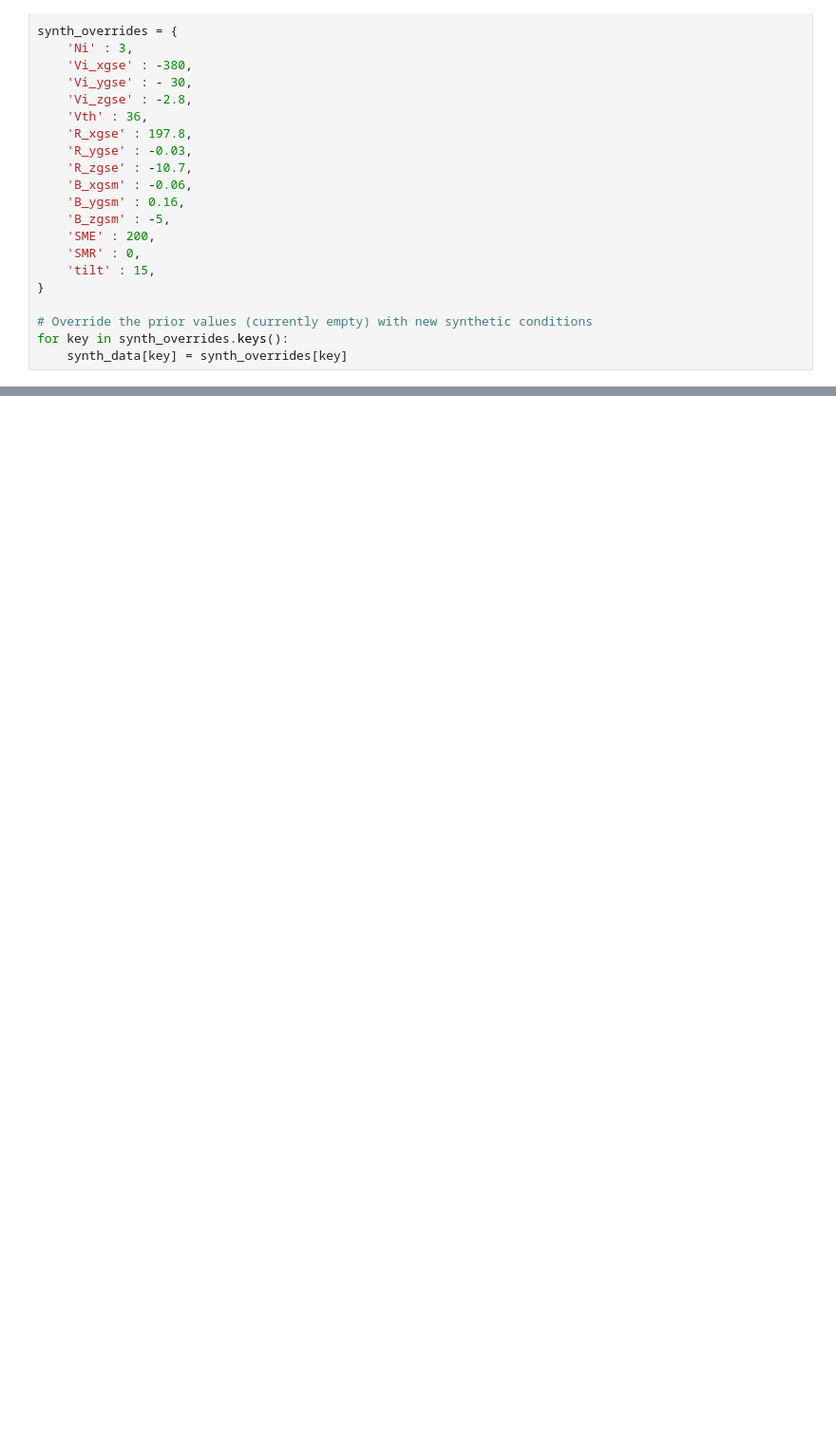
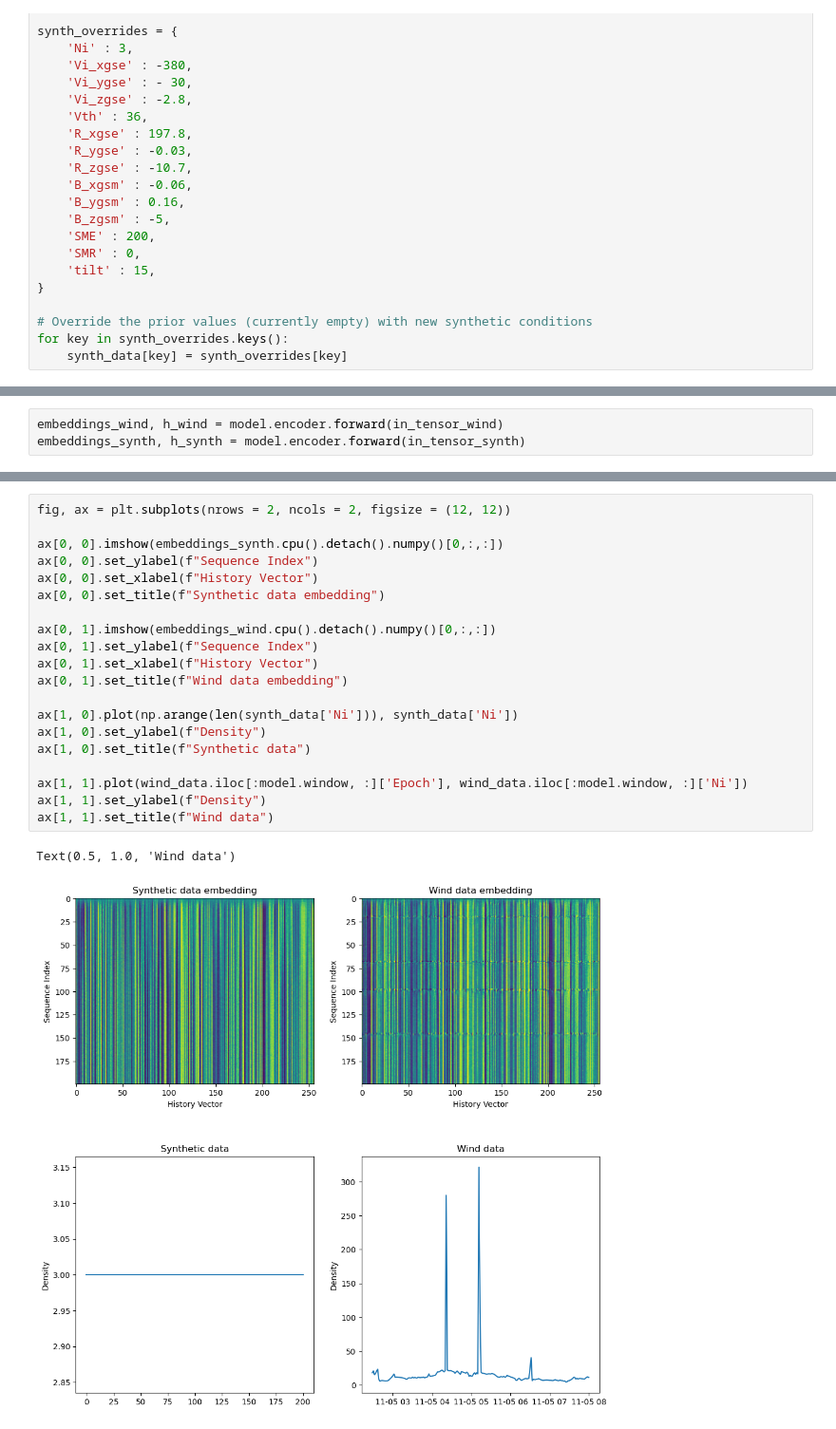
Before and after one commit to connor-obrien888/prime, a Jupyter notebook: prime_lib/notebooks/plasmasheet.ipynb, the cells around one changed output, grey strips where cells are left out. Shown at 95% size. Drawn from its saved outputs; the diff is of its cells as text; blank space fills up the shorter version.

```diff
--- a/prime_lib/notebooks/plasmasheet.ipynb
+++ b/prime_lib/notebooks/plasmasheet.ipynb
@@ -177,0 +303,3 @@ cbar.ax.tick_params(labelsize=14)
+# %%
+embeddings_wind, h_wind = model.encoder.forward(in_tensor_wind)
+embeddings_synth, h_synth = model.encoder.forward(in_tensor_synth)
@@ -177,0 +310,23 @@ cbar.ax.tick_params(labelsize=14)
+# %%
+fig, ax = plt.subplots(nrows = 2, ncols = 2, figsize = (12, 12))
+
+ax[0, 0].imshow(embeddings_synth.cpu().detach().numpy()[0,:,:])
+ax[0, 0].set_ylabel(f"Sequence Index")
+ax[0, 0].set_xlabel(f"History Vector")
+ax[0, 0].set_title(f"Synthetic data embedding")
+
+ax[0, 1].imshow(embeddings_wind.cpu().detach().numpy()[0,:,:])
+ax[0, 1].set_ylabel(f"Sequence Index")
+ax[0, 1].set_xlabel(f"History Vector")
+ax[0, 1].set_title(f"Wind data embedding")
+
+ax[1, 0].plot(np.arange(len(synth_data['Ni'])), synth_data['Ni'])
+ax[1, 0].set_ylabel(f"Density")
+ax[1, 0].set_title(f"Synthetic data")
+
+ax[1, 1].plot(wind_data.iloc[:model.window, :]['Epoch'], wind_data.iloc[:model.window, :]['Ni'])
+ax[1, 1].set_ylabel(f"Density")
+ax[1, 1].set_title(f"Wind data")
+# %% [output]
+Text(0.5, 1.0, 'Wind data')
+[figure, added]
```
Also changed, not shown: parts of 21 cells of this notebook, 16 other files.
